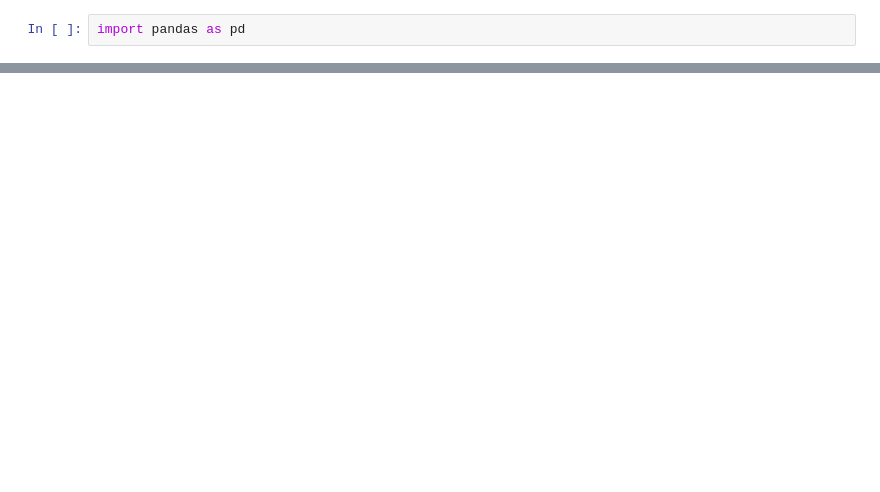
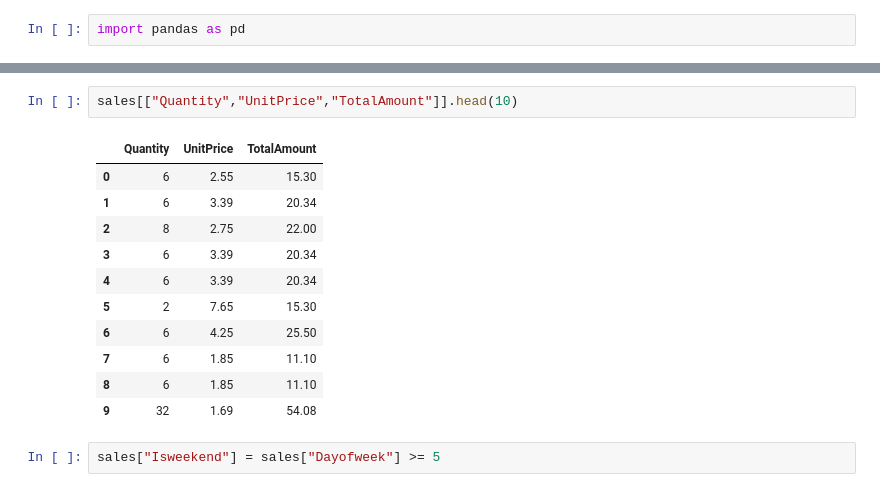
Before and after one commit to MogiliVeerendra/Online_Retail_pandas_project, a Jupyter notebook: notebooks/07_feature_engineering.ipynb, the cells around one changed output, grey strips where cells are left out. Drawn from its saved outputs; the diff is of its cells as text; blank space fills up the shorter version.

```diff
--- a/notebooks/07_feature_engineering.ipynb
+++ b/notebooks/07_feature_engineering.ipynb
@@ -7,0 +23,16 @@ FileNotFoundError: [Errno 2] No such file or directory: '../data/interim/transfo
+# %%
+sales[["Quantity","UnitPrice","TotalAmount"]].head(10)
+# %% [output]
+|  | Quantity | UnitPrice | TotalAmount |
+| 0 | 6 | 2.55 | 15.30 |
+| 1 | 6 | 3.39 | 20.34 |
+| 2 | 8 | 2.75 | 22.00 |
+| 3 | 6 | 3.39 | 20.34 |
+| 4 | 6 | 3.39 | 20.34 |
+| 5 | 2 | 7.65 | 15.30 |
+| 6 | 6 | 4.25 | 25.50 |
+| 7 | 6 | 1.85 | 11.10 |
+| 8 | 6 | 1.85 | 11.10 |
+| 9 | 32 | 1.69 | 54.08 |
+# %%
+sales["Isweekend"] = sales["Dayofweek"] >= 5
```
Also changed, not shown: parts of 9 cells of this notebook.
